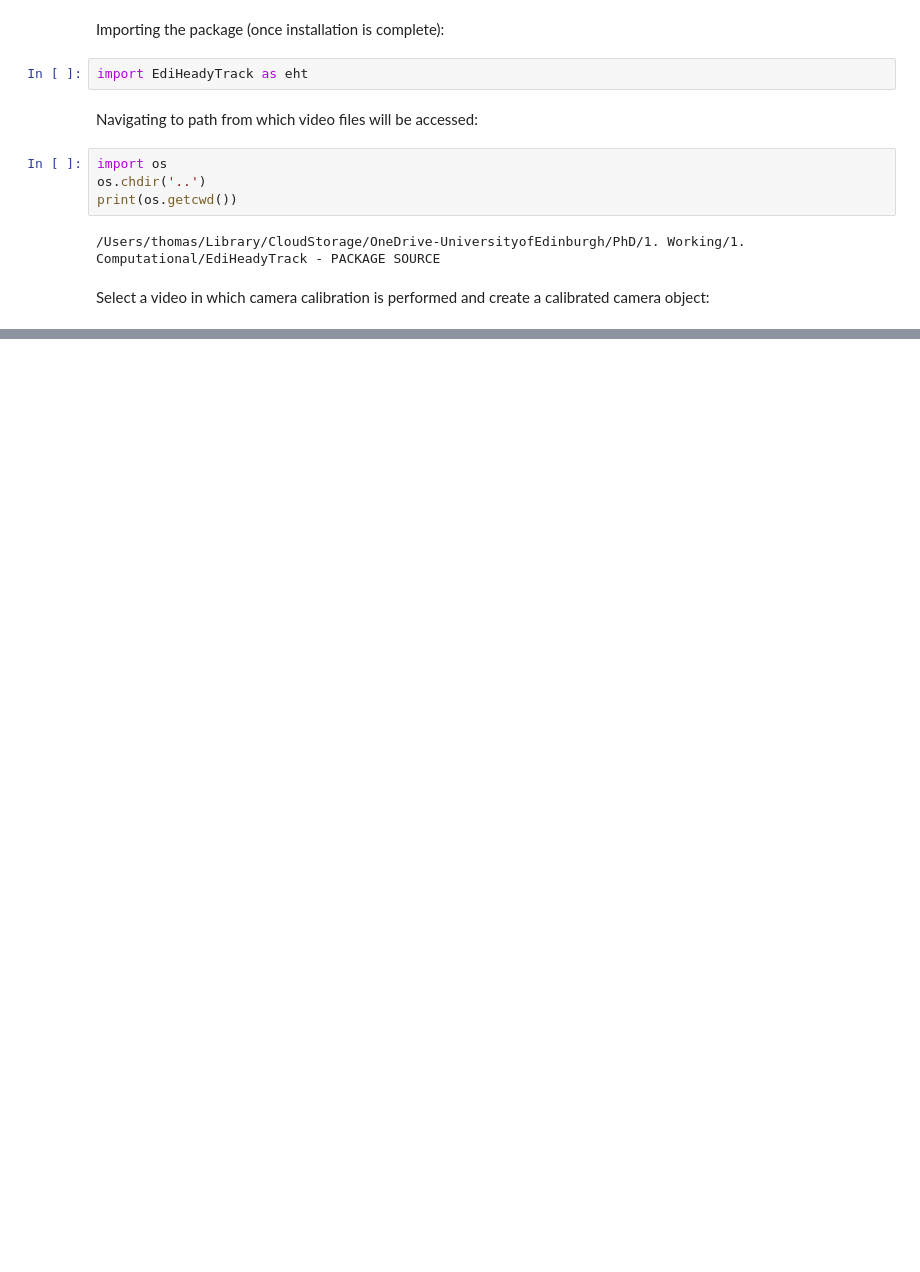
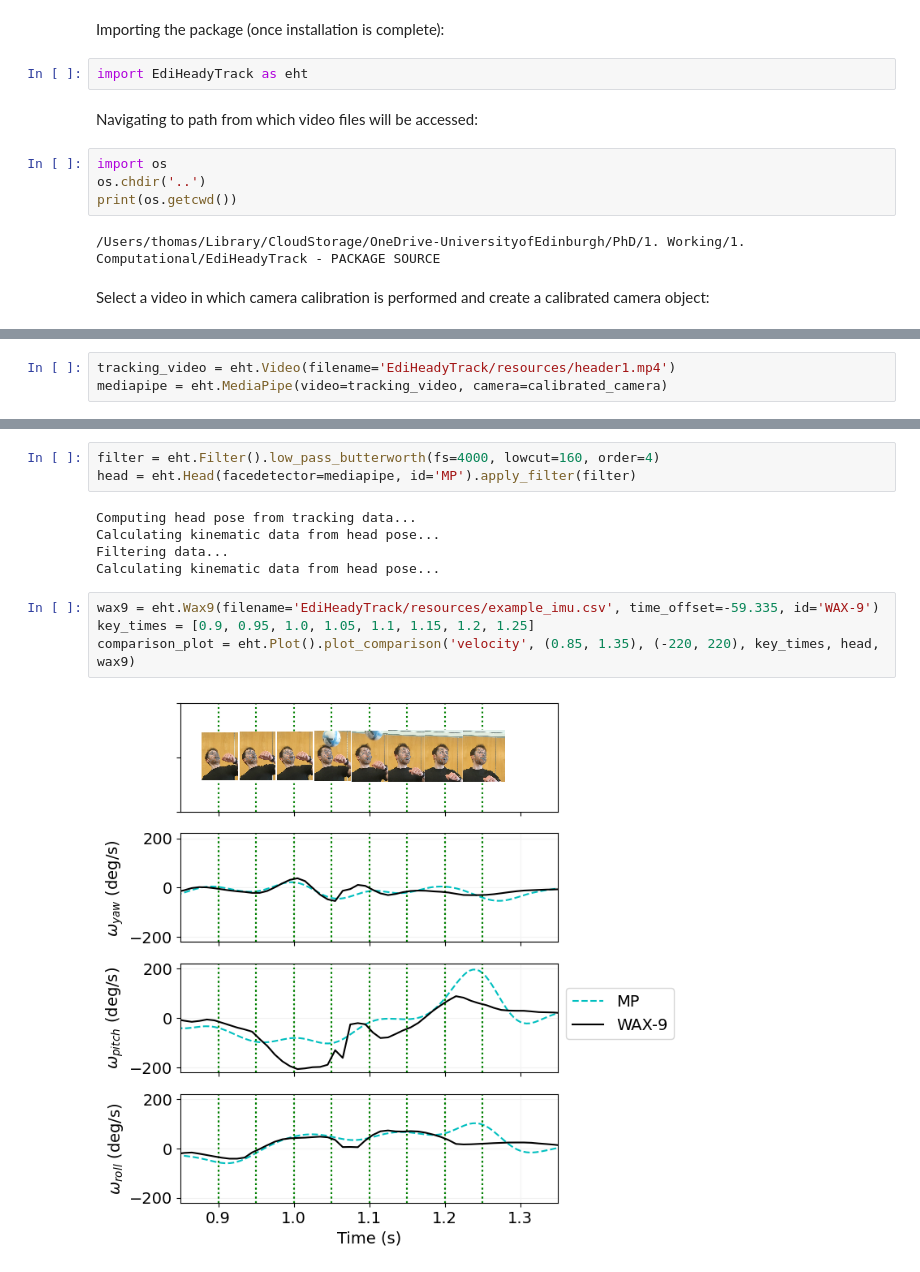
Before and after one commit to isDynamics/EdiHeadyTrack, a Jupyter notebook: docs/example.ipynb, the cells around one changed output, grey strips where cells are left out. Drawn from its saved outputs; the diff is of its cells as text; blank space fills up the shorter version.

```diff
--- a/docs/example.ipynb
+++ b/docs/example.ipynb
@@ -30,0 +41,3 @@ Calibrator object complete!
+# %%
+tracking_video = eht.Video(filename='EdiHeadyTrack/resources/header1.mp4')
+mediapipe = eht.MediaPipe(video=tracking_video, camera=calibrated_camera)
@@ -30,0 +62,14 @@ Calibrator object complete!
+# %%
+filter = eht.Filter().low_pass_butterworth(fs=4000, lowcut=160, order=4)
+head = eht.Head(facedetector=mediapipe, id='MP').apply_filter(filter)
+# %% [output]
+Computing head pose from tracking data...
+Calculating kinematic data from head pose...
+Filtering data...
+Calculating kinematic data from head pose...
+# %%
+wax9 = eht.Wax9(filename='EdiHeadyTrack/resources/example_imu.csv', time_offset=-59.335, id='WAX-9')
+key_times = [0.9, 0.95, 1.0, 1.05, 1.1, 1.15, 1.2, 1.25]
+comparison_plot = eht.Plot().plot_comparison('velocity', (0.85, 1.35), (-220, 220), key_times, head, wax9)
+# %% [output]
+[figure, added]
```
Also changed, not shown: parts of 5 cells of this notebook, 2 other files.
